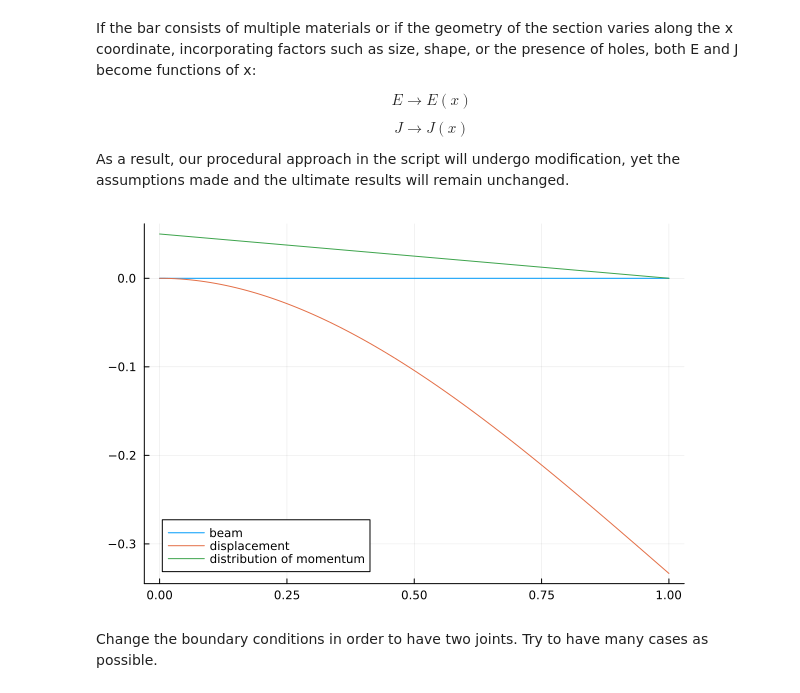
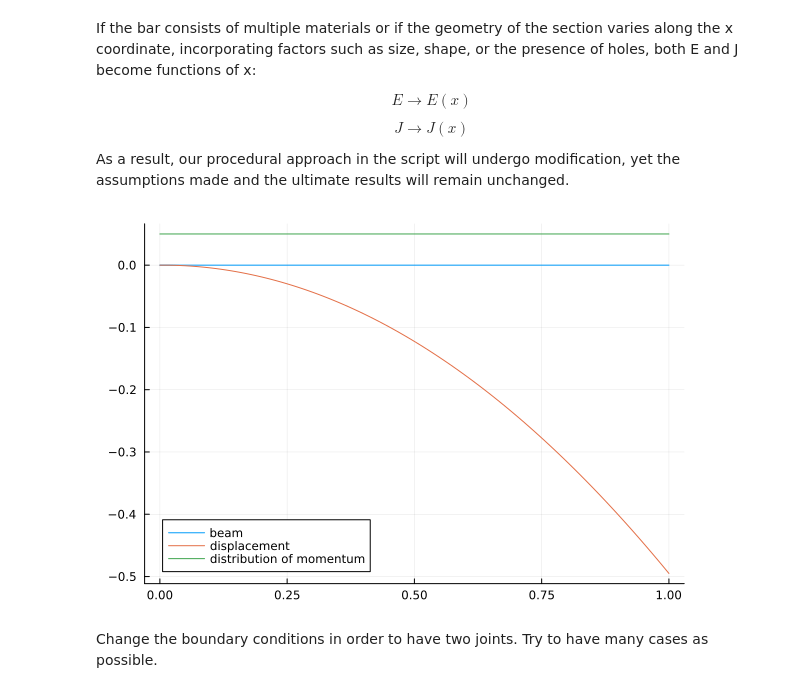
Before and after one commit to Kstreme/ENSAM-TUD01_G1, a Jupyter notebook: Final Notebook Group 1.ipynb, the cells around one changed output. Drawn from its saved outputs; the diff is of its cells as text; code cells hidden in the pictures.

```diff
--- a/Final Notebook Group 1.ipynb
+++ b/Final Notebook Group 1.ipynb
@@ -138,30 +141,30 @@ As a result, our procedural approach in the script will undergo modification, ye
 # %%
 E(x)=1                 #young module equation
 J(x)=1                      #inertia equation
-M(x)=-(1-x);                  #momentum equation
+M(x)=-1;                  #momentum equation
 
 f(x)=-M(x)/(E(x)*J(x))
 
 function poisson!(du,u,p,x)
     du[1]=u[2]
     du[2]=f(x)
 end
 
 function bc!(r,u,p,t)
     r[1] = u[1][1]
-    r[2] = u[1][end]
+    r[2] = u[2][1]
 end
 
 xspan=(0.0 , 1.0)
 
 bvp= BVProblem(poisson!,bc!,[0.,0.],xspan)
-u_sol= solve(bvp,BS3(),saveat = 0.01)
+u_sol= solve(bvp,MIRK4(),dt = 0.01)
 
 plot(u_sol.t,0*u_sol.t,label="beam")
 plot!(u_sol.t,-u_sol[1,:],label="displacement")
 plot!(u_sol.t,-0.05*M.(u_sol.t),label="distribution of momentum") #0.05 is a factor scale to represent both momentum and deflection
 # %% [output]
-[figure, old version]
+[figure, new version]
 # %% [markdown]
 Change the boundary conditions in order to have two joints. Try to have many cases as possible.
 # %% [markdown]
```
Also changed, not shown: parts of 2 cells of this notebook.
